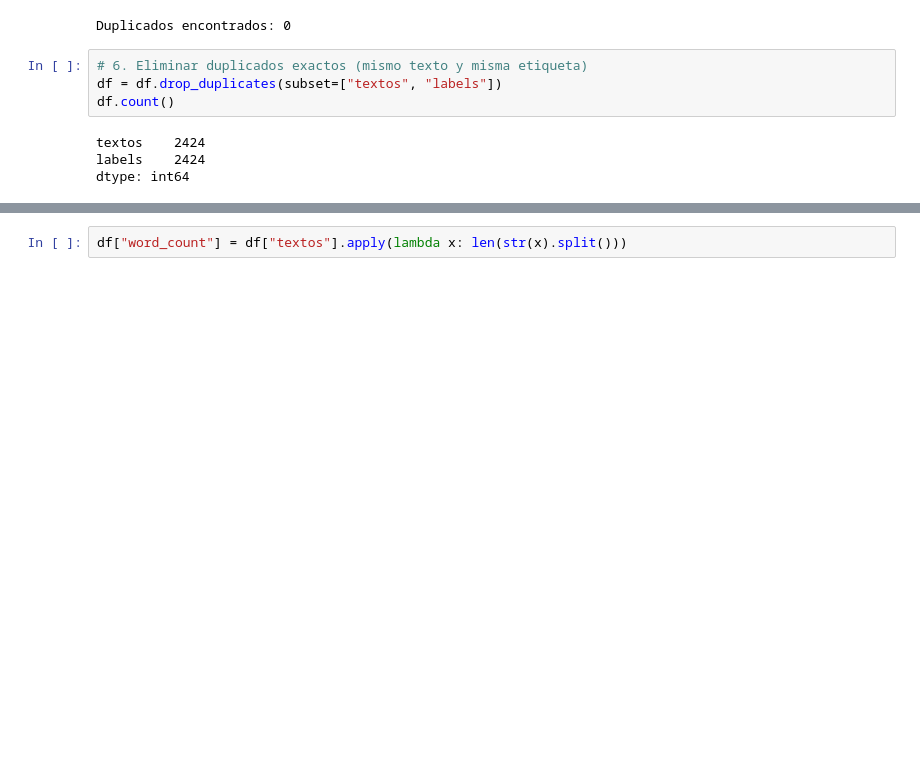
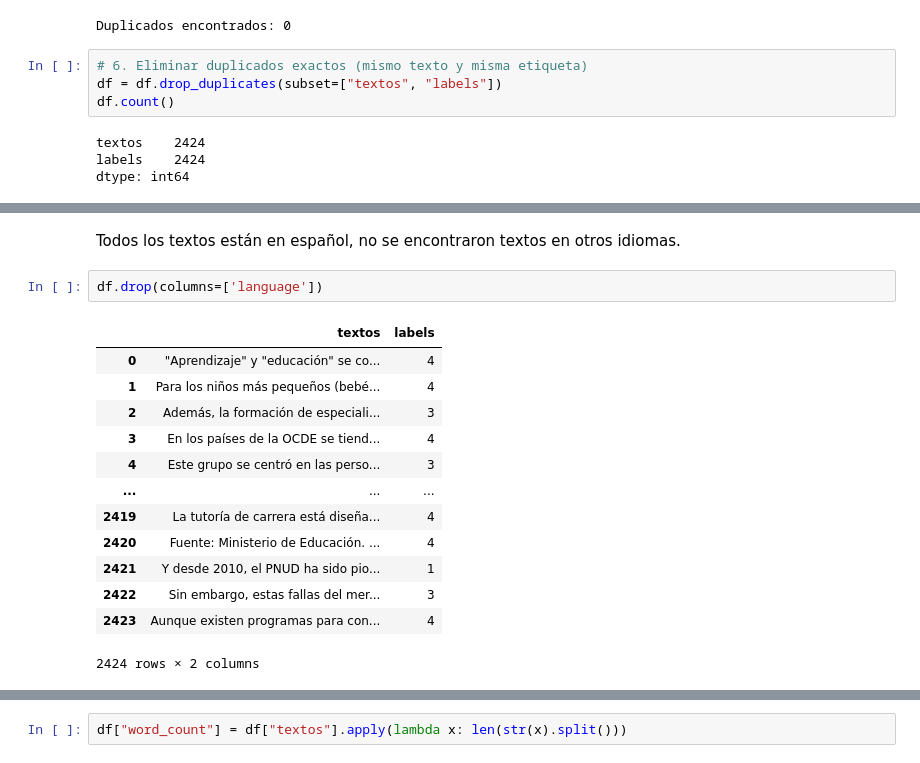
Before and after one commit to BILabsAndProjects/Proyecto1, a Jupyter notebook: exploracion_datos.ipynb, the cells around one changed output, grey strips where cells are left out. Drawn from its saved outputs; the diff is of its cells as text; blank space fills up the shorter version.

```diff
--- a/exploracion_datos.ipynb
+++ b/exploracion_datos.ipynb
@@ -84,0 +105,18 @@ dtype: int64
+# %% [markdown]
+Todos los textos están en español, no se encontraron textos en otros idiomas.
+# %%
+df.drop(columns=['language'])
+# %% [output]
+|  | textos | labels |
+| 0 | "Aprendizaje" y "educación" se co... | 4 |
+| 1 | Para los niños más pequeños (bebé... | 4 |
+| 2 | Además, la formación de especiali... | 3 |
+| 3 | En los países de la OCDE se tiend... | 4 |
+| 4 | Este grupo se centró en las perso... | 3 |
+| ... | ... | ... |
+| 2419 | La tutoría de carrera está diseña... | 4 |
+| 2420 | Fuente: Ministerio de Educación. ... | 4 |
+| 2421 | Y desde 2010, el PNUD ha sido pio... | 1 |
+| 2422 | Sin embargo, estas fallas del mer... | 3 |
+| 2423 | Aunque existen programas para con... | 4 |
+2424 rows × 2 columns
```
Also changed, not shown: parts of 14 cells of this notebook, 1 other file.
